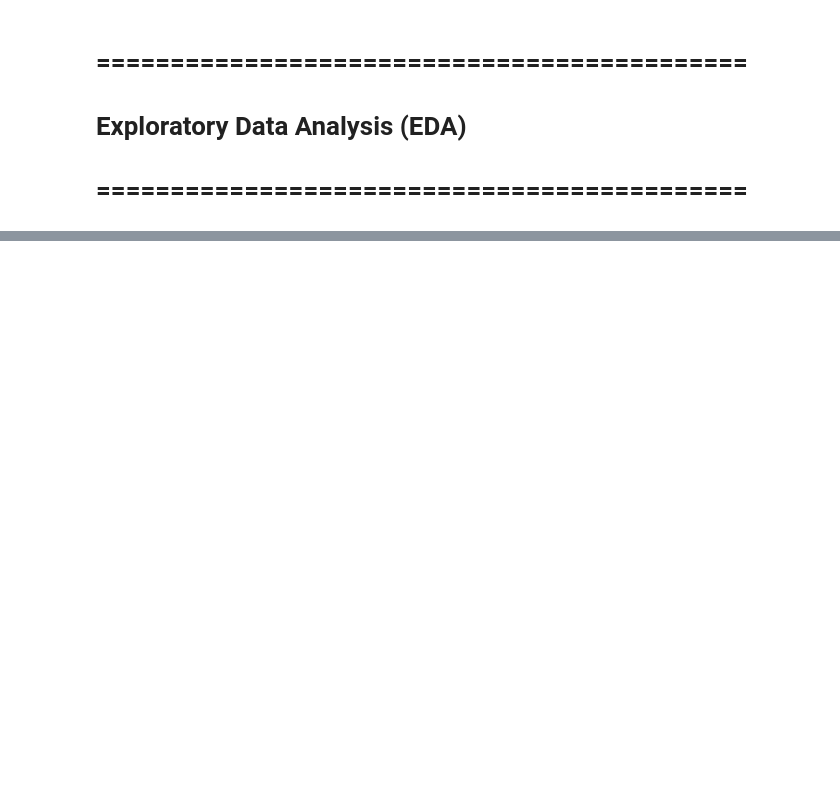
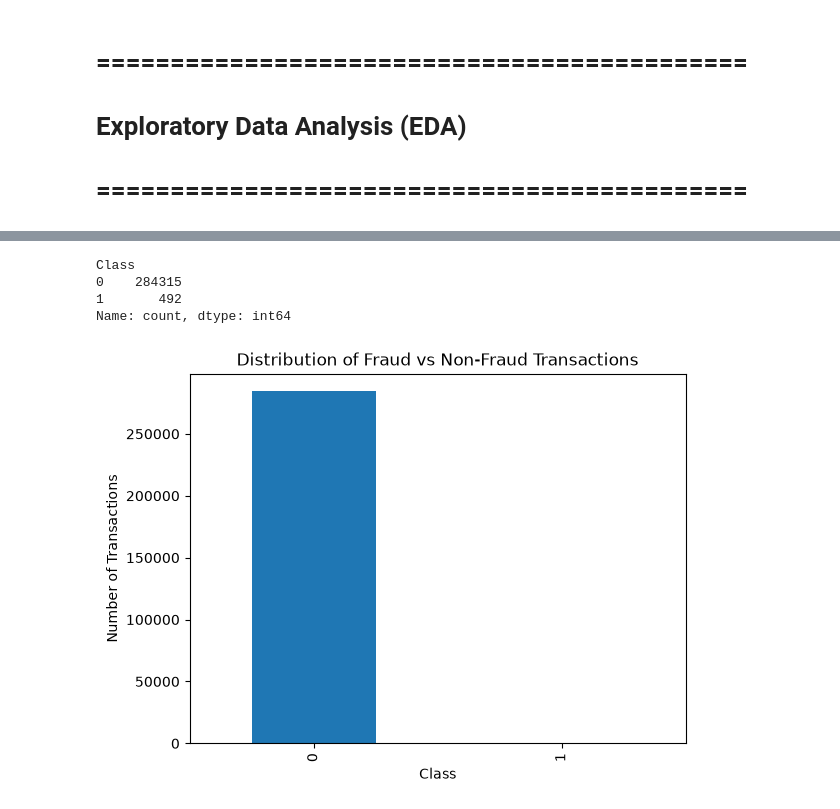
Before and after one commit to PIYUSH-1O1/credit_card_fraud_detection_ML, a Jupyter notebook: notebooks/cc_fraud.ipynb, the cells around one changed output, grey strips where cells are left out. Drawn from its saved outputs; the diff is of its cells as text; code cells hidden in the pictures; blank space fills up the shorter version.

Commit message:
EDA visualisation and more

```diff
--- a/notebooks/cc_fraud.ipynb
+++ b/notebooks/cc_fraud.ipynb
@@ -99,0 +106,20 @@ Matplotlib is building the font cache; this may take a moment.
+# %%
+# Count transactions by class
+class_counts = df["Class"].value_counts()
+
+print(class_counts)
+# %% [output]
+Class
+0    284315
+1       492
+Name: count, dtype: int64
+# %%
+class_counts.plot(kind="bar")
+
+plt.title("Distribution of Fraud vs Non-Fraud Transactions")
+plt.xlabel("Class")
+plt.ylabel("Number of Transactions")
+
+plt.show()
+# %% [output]
+[figure, added]
```
Also changed, not shown: parts of 3 cells of this notebook.
